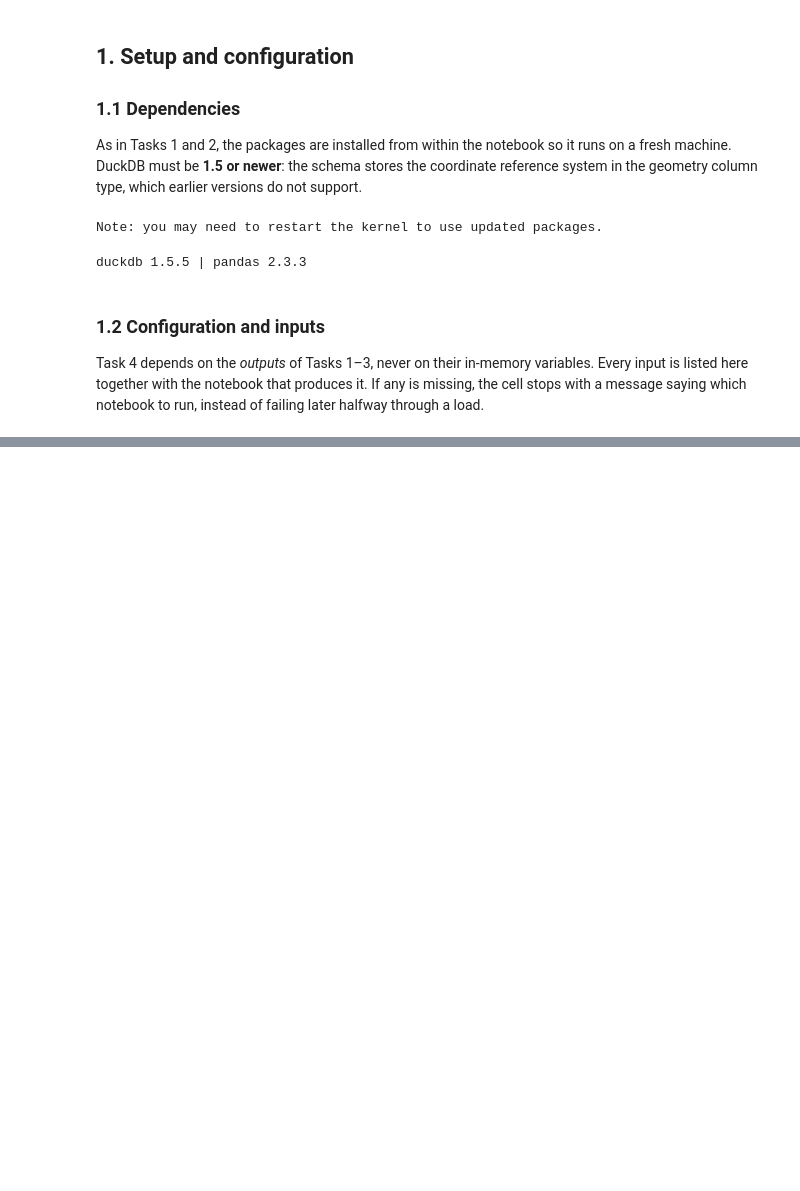
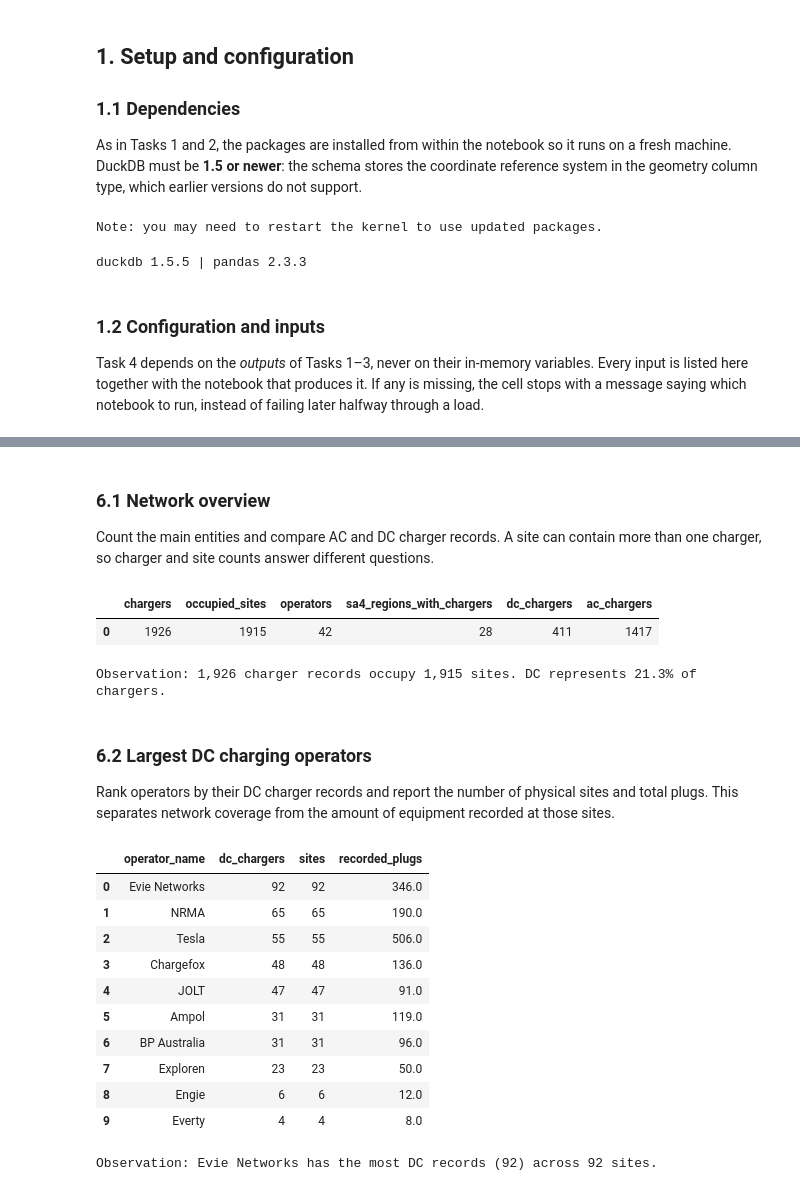
Before and after one commit to AtiwatL/COMP5339, a Jupyter notebook: 04_data_storage.ipynb, the cells around one changed output, grey strips where cells are left out. Drawn from its saved outputs; the diff is of its cells as text; code cells hidden in the pictures; blank space fills up the shorter version.

```diff
--- a/04_data_storage.ipynb
+++ b/04_data_storage.ipynb
@@ -1613,0 +1231,70 @@ data/processed/ev_chargers.duckdb: 27.0 MB, 13 tables, 3 views
+# %% [markdown]
+### 6.1 Network overview
+
+Count the main entities and compare AC and DC charger records. A site can contain more than one
+charger, so charger and site counts answer different questions.
+# %%
+overview = con.sql("""
+    SELECT
+        COUNT(DISTINCT c.charger_id) AS chargers,
+        COUNT(DISTINCT c.site_id) AS occupied_sites,
+        COUNT(DISTINCT c.operator_id) AS operators,
+        COUNT(DISTINCT s.sa4_code) AS sa4_regions_with_chargers,
+        COUNT(*) FILTER (WHERE c.charger_type = 'DC') AS dc_chargers,
+        COUNT(*) FILTER (WHERE c.charger_type = 'AC') AS ac_chargers
+    FROM charger AS c
+    JOIN charging_site AS s USING (site_id)
+""").df()
+
+display(overview)
+
+row = overview.iloc[0]
+dc_share = 100 * row.dc_chargers / row.chargers
+print(
+    f"Observation: {int(row.chargers):,} charger records occupy "
+    f"{int(row.occupied_sites):,} sites. DC represents {dc_share:.1f}% of chargers."
+)
+# %% [output]
+|  | chargers | occupied_sites | operators | sa4_regions_with_chargers | dc_chargers | ac_chargers |
+| 0 | 1926 | 1915 | 42 | 28 | 411 | 1417 |
+Observation: 1,926 charger records occupy 1,915 sites. DC represents 21.3% of chargers.
+# %% [markdown]
+### 6.2 Largest DC charging operators
+
+Rank operators by their DC charger records and report the number of physical sites and total plugs.
+This separates network coverage from the amount of equipment recorded at those sites.
+# %%
+operator_summary = con.sql("""
+    SELECT
+        o.operator_name,
+        COUNT(*) AS dc_chargers,
+        COUNT(DISTINCT c.site_id) AS sites,
+        SUM(c.number_of_plugs) AS recorded_plugs
+    FROM charger AS c
+    JOIN operator AS o USING (operator_id)
+    WHERE c.charger_type = 'DC'
+    GROUP BY o.operator_name
+    ORDER BY dc_chargers DESC, sites DESC, o.operator_name
+    LIMIT 10
+""").df()
+
+display(operator_summary)
+
+leader = operator_summary.iloc[0]
+print(
+    f"Observation: {leader.operator_name} has the most DC records "
+    f"({int(leader.dc_chargers):,}) across {int(leader.sites):,} sites."
+)
+# %% [output]
+|  | operator_name | dc_chargers | sites | recorded_plugs |
+| 0 | Evie Networks | 92 | 92 | 346.0 |
+| 1 | NRMA | 65 | 65 | 190.0 |
+| 2 | Tesla | 55 | 55 | 506.0 |
+| 3 | Chargefox | 48 | 48 | 136.0 |
+| 4 | JOLT | 47 | 47 | 91.0 |
+| 5 | Ampol | 31 | 31 | 119.0 |
+| 6 | BP Australia | 31 | 31 | 96.0 |
+| 7 | Exploren | 23 | 23 | 50.0 |
+| 8 | Engie | 6 | 6 | 12.0 |
+| 9 | Everty | 4 | 4 | 8.0 |
+Observation: Evie Networks has the most DC records (92) across 92 sites.
```
Also changed, not shown: parts of 93 cells of this notebook, 2 other files.
